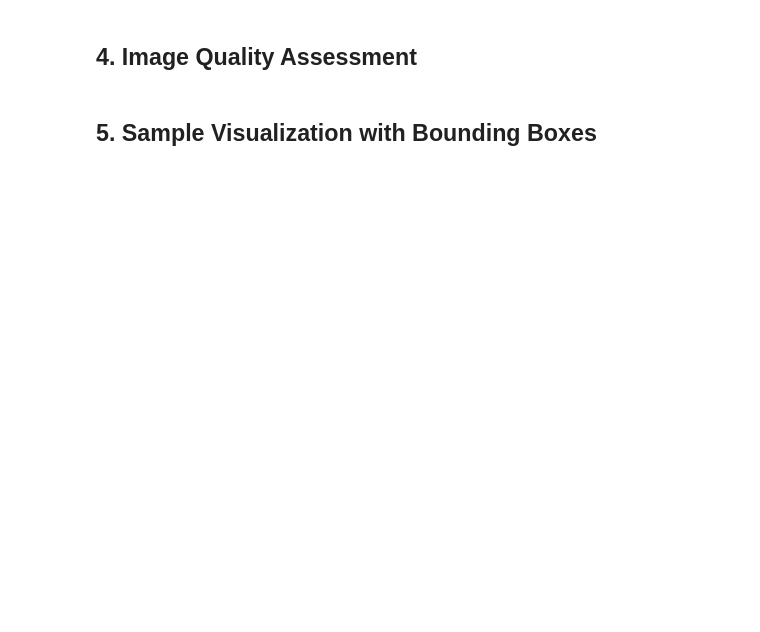
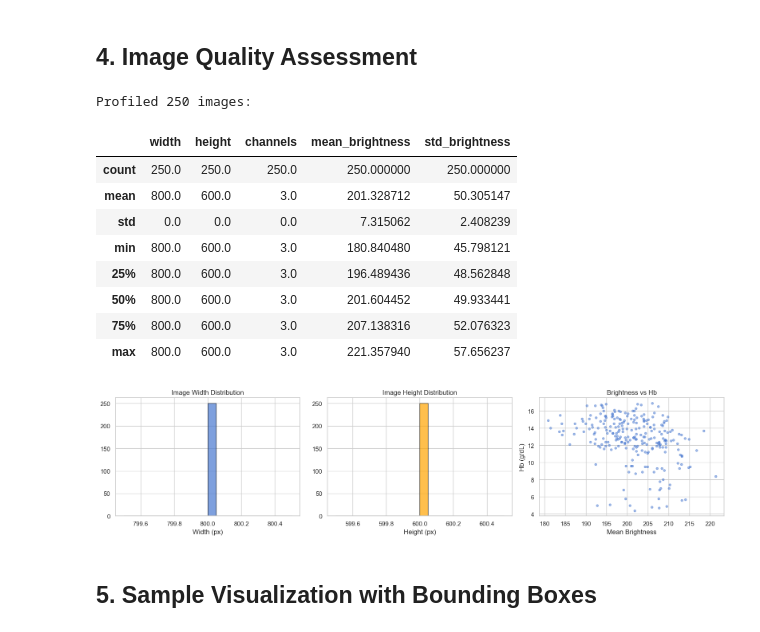
Before and after one commit to the-governor-hq/hemolens, a Jupyter notebook: research/01_eda.ipynb, the cells around one changed output. Cells and saved outputs as stored; diff of their text form; code cells hidden in the pictures; blank space fills up the shorter version.

```diff
--- a/research/01_eda.ipynb
+++ b/research/01_eda.ipynb
@@ -29,7 +29,19 @@ DATA_ROOT = Path("../data/raw")
 METADATA_CSV = DATA_ROOT / "metadata.csv"
 PHOTO_DIR = DATA_ROOT / "photo"
 
+def load_image(path):
+    """Load image.
+
+    Images are 800x600 landscape. Bounding boxes in metadata are
+    provided in [ymin, xmin, ymax, xmax] format.
+    No rotation is necessary.
+    """
+    return Image.open(path)
+
 print(f"Data root : {DATA_ROOT.resolve()}")
 print(f"CSV exists: {METADATA_CSV.exists()}")
 print(f"Photo dir : {PHOTO_DIR.exists()}")
 print(f"Num photos: {len(list(PHOTO_DIR.glob('*.jpg')))}")
+
+_test = load_image(PHOTO_DIR / "1.jpg")
+print(f"Image size: {_test.size} (w x h)")
@@ -135,8 +209,8 @@ display(session_stats)
 ## 4. Image Quality Assessment
 # %%
 def get_image_stats(image_path: Path) -> dict:
-    """Compute basic image statistics."""
-    img = Image.open(image_path)
+    """Compute basic image statistics (on correctly oriented image)."""
+    img = load_image(image_path)
     arr = np.array(img)
     return {
         "width": img.width,
@@ -146,33 +220,45 @@ def get_image_stats(image_path: Path) -> dict:
         "std_brightness": arr.std(),
     }
 
 # Profile all available images
 valid_df = df[df["image_exists"]].copy()
 stats = []
 for _, row in valid_df.iterrows():
     stats.append(get_image_stats(row["image_path"]))
 
 stats_df = pd.DataFrame(stats, index=valid_df.index)
 
 print(f"Profiled {len(stats_df)} images:\n")
 display(stats_df.describe())
 
 fig, axes = plt.subplots(1, 3, figsize=(16, 4))
 axes[0].hist(stats_df["width"], bins=20, edgecolor="black", alpha=0.7)
 axes[0].set_title("Image Width Distribution")
 axes[0].set_xlabel("Width (px)")
 
 axes[1].hist(stats_df["height"], bins=20, edgecolor="black", alpha=0.7, color="orange")
 axes[1].set_title("Image Height Distribution")
 axes[1].set_xlabel("Height (px)")
 
 axes[2].scatter(stats_df["mean_brightness"], valid_df["hb_gdL"].values, alpha=0.5, s=15)
 axes[2].set_xlabel("Mean Brightness")
 axes[2].set_ylabel("Hb (g/dL)")
 axes[2].set_title("Brightness vs Hb")
 
 plt.tight_layout()
 plt.show()
+# %% [output]
+Profiled 250 images:
+|  | width | height | channels | mean_brightness | std_brightness |
+| count | 250.0 | 250.0 | 250.0 | 250.000000 | 250.000000 |
+| mean | 800.0 | 600.0 | 3.0 | 201.328712 | 50.305147 |
+| std | 0.0 | 0.0 | 0.0 | 7.315062 | 2.408239 |
+| min | 800.0 | 600.0 | 3.0 | 180.840480 | 45.798121 |
+| 25% | 800.0 | 600.0 | 3.0 | 196.489436 | 48.562848 |
+| 50% | 800.0 | 600.0 | 3.0 | 201.604452 | 49.933441 |
+| 75% | 800.0 | 600.0 | 3.0 | 207.138316 | 52.076323 |
+| max | 800.0 | 600.0 | 3.0 | 221.357940 | 57.656237 |
+[figure, added]
 # %% [markdown]
 ## 5. Sample Visualization with Bounding Boxes
 # %%
```
Also changed, not shown: parts of 5 cells of this notebook, 1 other file.
